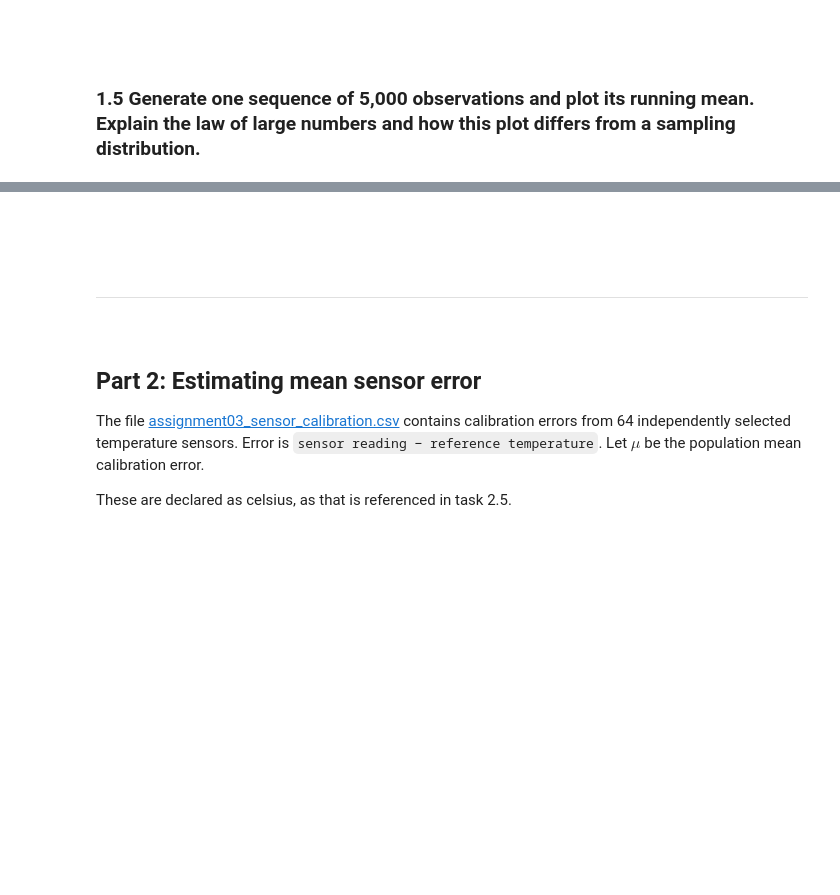
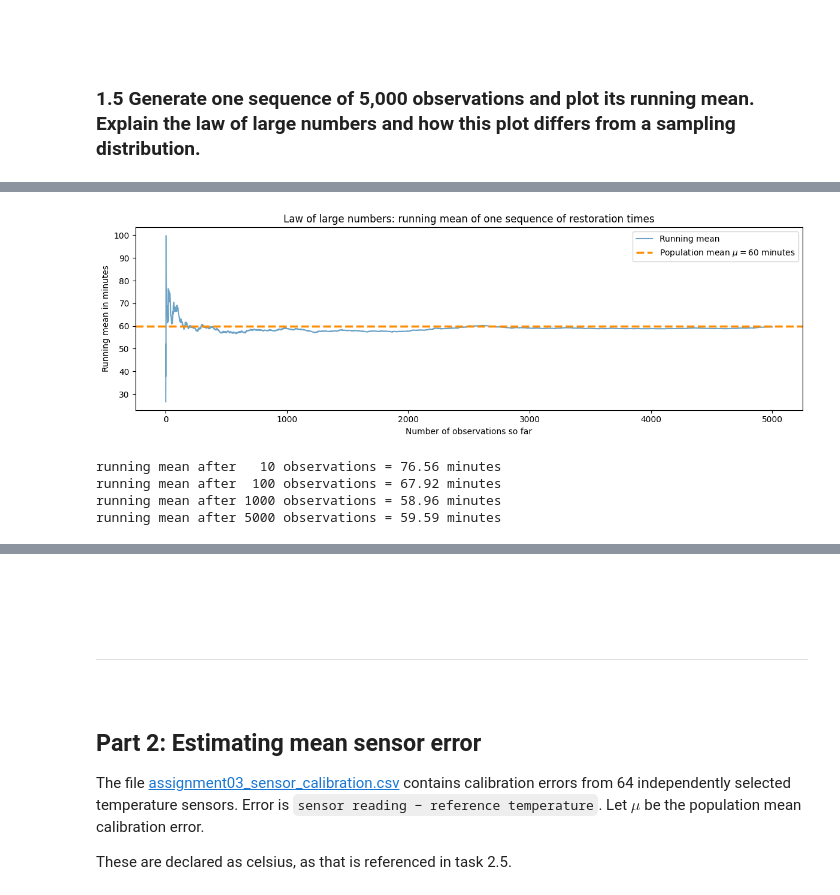
Before and after one commit to Dogmeat2000/sta1, a Jupyter notebook: assignment3/assignment3.ipynb, the cells around one changed output, grey strips where cells are left out. Drawn from its saved outputs; the diff is of its cells as text; code cells hidden in the pictures; blank space fills up the shorter version.

```diff
--- a/assignment3/assignment3.ipynb
+++ b/assignment3/assignment3.ipynb
@@ -113,0 +248,25 @@ Det her felt skal slettes inden aflevering, og ovenstående statement skal skriv
+# %%
+# Katrine
+
+# One sequence of 5,000 restoration times and its running mean
+n_sequence = 5_000
+sequence = rng.exponential(scale=mu, size=n_sequence)
+k = np.arange(1, n_sequence + 1) # number of observations so far
+running_mean = np.cumsum(sequence) / k
+
+fig, ax = plt.subplots(figsize=(12, 4))
+ax.plot(k, running_mean, color="#6CA2C6", linewidth=1.5, label="Running mean")
+ax.axhline(mu, color="#FF8C00", linestyle="--", linewidth=2.5, label=r"Population mean $\mu = 60$ minutes")
+ax.set(title="Law of large numbers: running mean of one sequence of restoration times", xlabel="Number of observations so far", ylabel="Running mean in minutes")
+ax.legend()
+plt.tight_layout()
+plt.show()
+
+for checkpoint in (10, 100, 1000, 5000):
+    print(f"running mean after {checkpoint:>4} observations = {running_mean[checkpoint - 1]:.2f} minutes")
+# %% [output]
+[figure, added]
+running mean after   10 observations = 76.56 minutes
+running mean after  100 observations = 67.92 minutes
+running mean after 1000 observations = 58.96 minutes
+running mean after 5000 observations = 59.59 minutes
```
Also changed, not shown: parts of 30 cells of this notebook.
